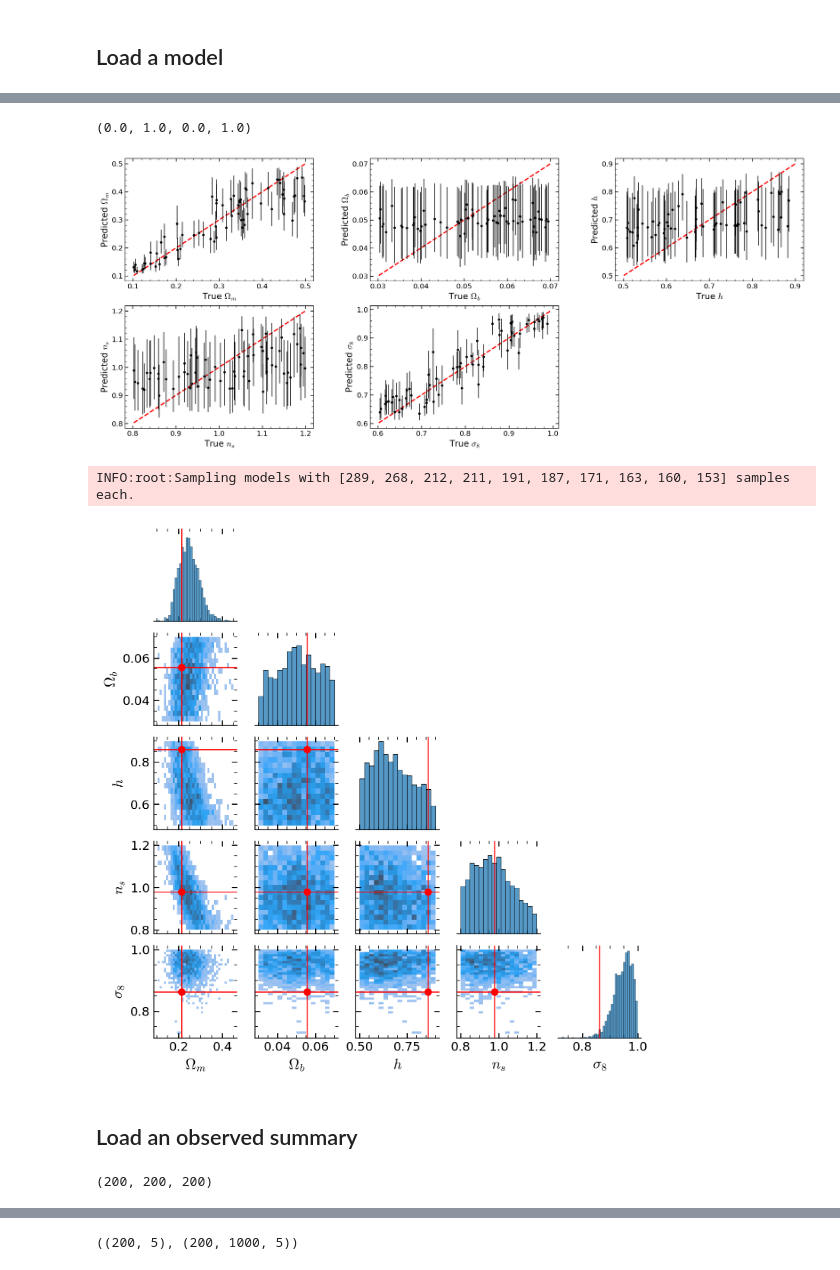
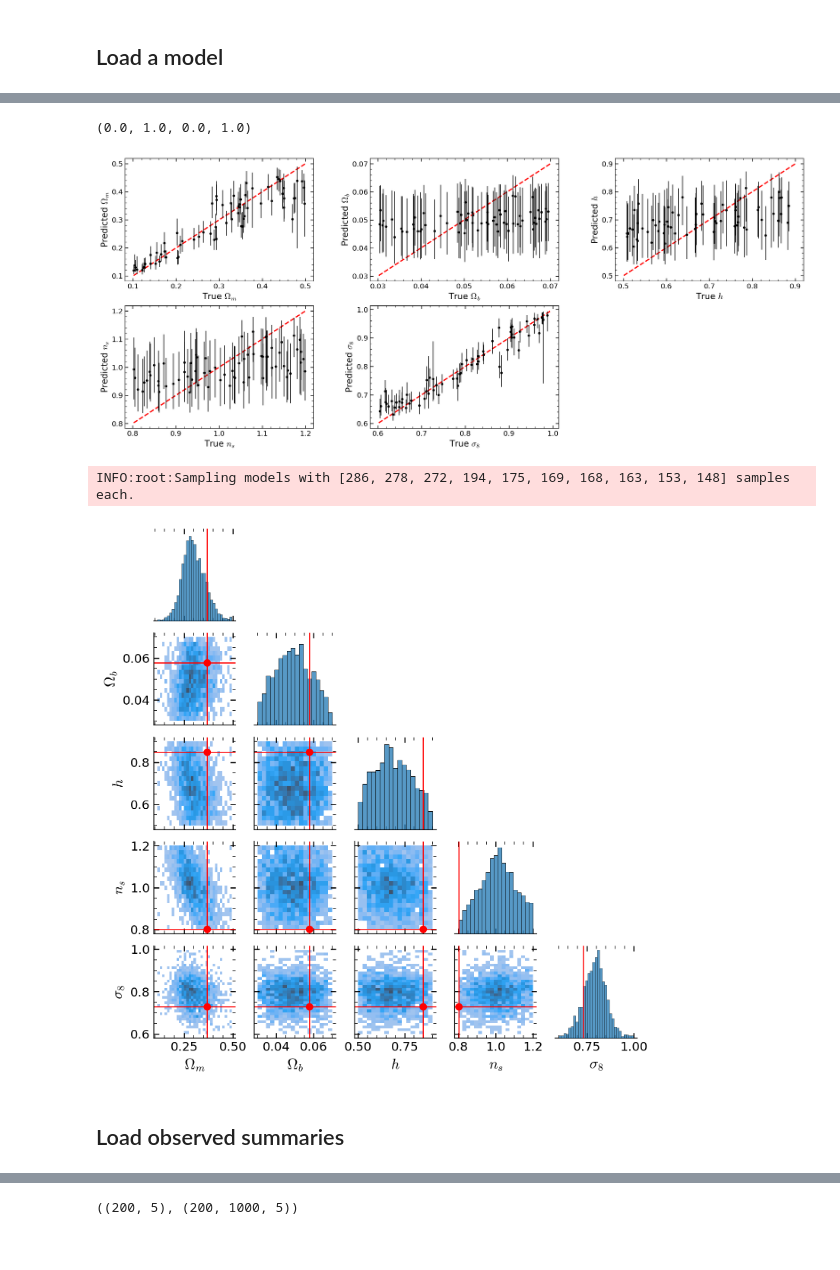
Before and after one commit to maho3/ltu-gobig, a Jupyter notebook: experiments/quijotelike/new_inference_quijote.ipynb, the cells around one changed output, grey strips where cells are left out. Saved outputs shown, nothing was run; the diff lists cells and outputs as text; code cells hidden in the pictures.

```diff
--- a/experiments/quijotelike/new_inference_quijote.ipynb
+++ b/experiments/quijotelike/new_inference_quijote.ipynb
@@ -49,7 +49,7 @@ save_dir = join(wdir, nbody, sim, 'models')
 # %%
 # Specify data dtype
 tracer = 'halo'
-summaries = ['Pk0', 'Pk2', 'Pk4']
+summaries = ['zPk0', 'zPk2', 'zPk4', 'zQk0']
 summary = '+'.join(summaries)
 kmax = 0.4
 modelpath = join(save_dir, tracer, summary, f'kmax-{kmax}')
@@ -121,7 +119,7 @@ for i, ax in enumerate(axs[:-1]):
 axs[-1].axis('off')
 # %% [output]
 (0.0, 1.0, 0.0, 1.0)
-[figure, old version]
+[figure, new version]
 # %%
 # these functions load pickled torch modules
 # if the model was trained on GPU, this will ensure safe loading to CPU
@@ -151,38 +149,38 @@ def load_posterior(modeldir):
 posterior = load_posterior(modelpath)
 # %%
 # Predict on a random test point
-ind = 0
+ind = 77
 x0 = torch.Tensor(xtest[ind]).to(device)
 y0 = ytest[ind]
 samp0 = posterior.sample(x=x0, shape=(2000,))
 samp0 = pd.DataFrame(samp0, columns=names)
 
 
 def plot_true_vals(grid, true_vals, **kwargs):
     for i, val in enumerate(true_vals):
         grid.diag_axes[i].axvline(val, **kwargs)
         for j, ax in enumerate(grid.axes[i, :i]):
             if ax:
                 ax.axvline(true_vals[j], **kwargs)
                 ax.axhline(val, **kwargs)
                 ax.plot(true_vals[j], val, 'o', **kwargs)
 
 
 g = sns.pairplot(
     samp0,
     vars=names,
     kind='hist',
     corner=True,
     height=1.5
     # plot_kws={'alpha': 0.5, 'levels': [0.05, 0.36, 1], 'fill': True},  # for kde plot
 )
 
 plot_true_vals(g, y0, color='r', lw=1)
 # %% [output]
-INFO:root:Sampling models with [289, 268, 212, 211, 191, 187, 171, 163, 160, 153] samples each.
+INFO:root:Sampling models with [286, 278, 272, 194, 175, 169, 168, 163, 153, 148] samples each.
-[figure, old version]
+[figure, new version]
 # %% [markdown]
-## Load an observed summary
+## Load observed summaries
 # %%
 # Load observed data
 nbody = 'quijote'
@@ -232,7 +193,3 @@ yobs = np.load(join(modelpath, 'theta_test.npy'))
-# %%
-len(xtest), len(ytest), len(xobs)
-# %% [output]
-(200, 200, 200)
 # %%
 import matplotlib.colors as mcolors
 
```
Also changed, not shown: parts of 19 cells of this notebook, 1 other file.
